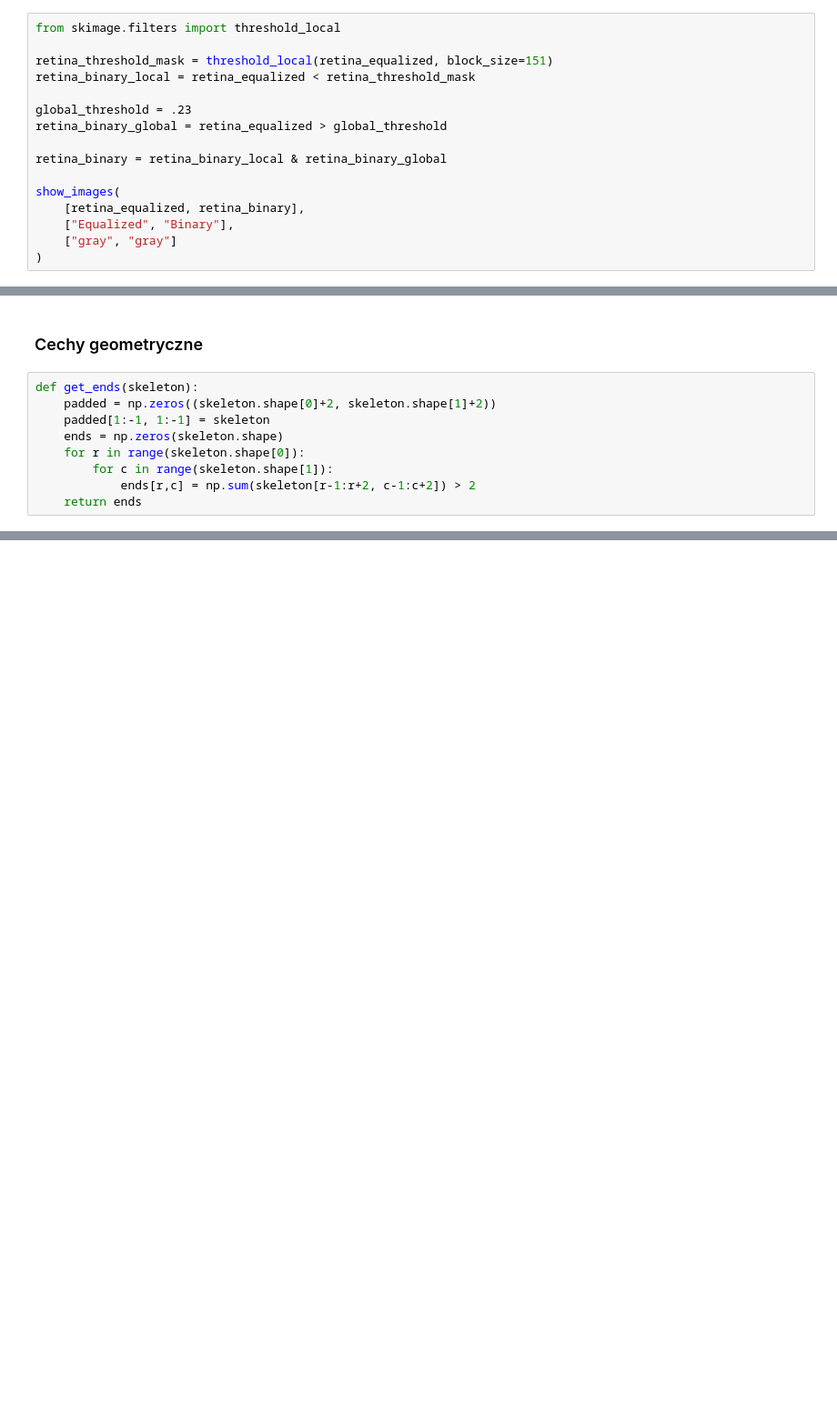
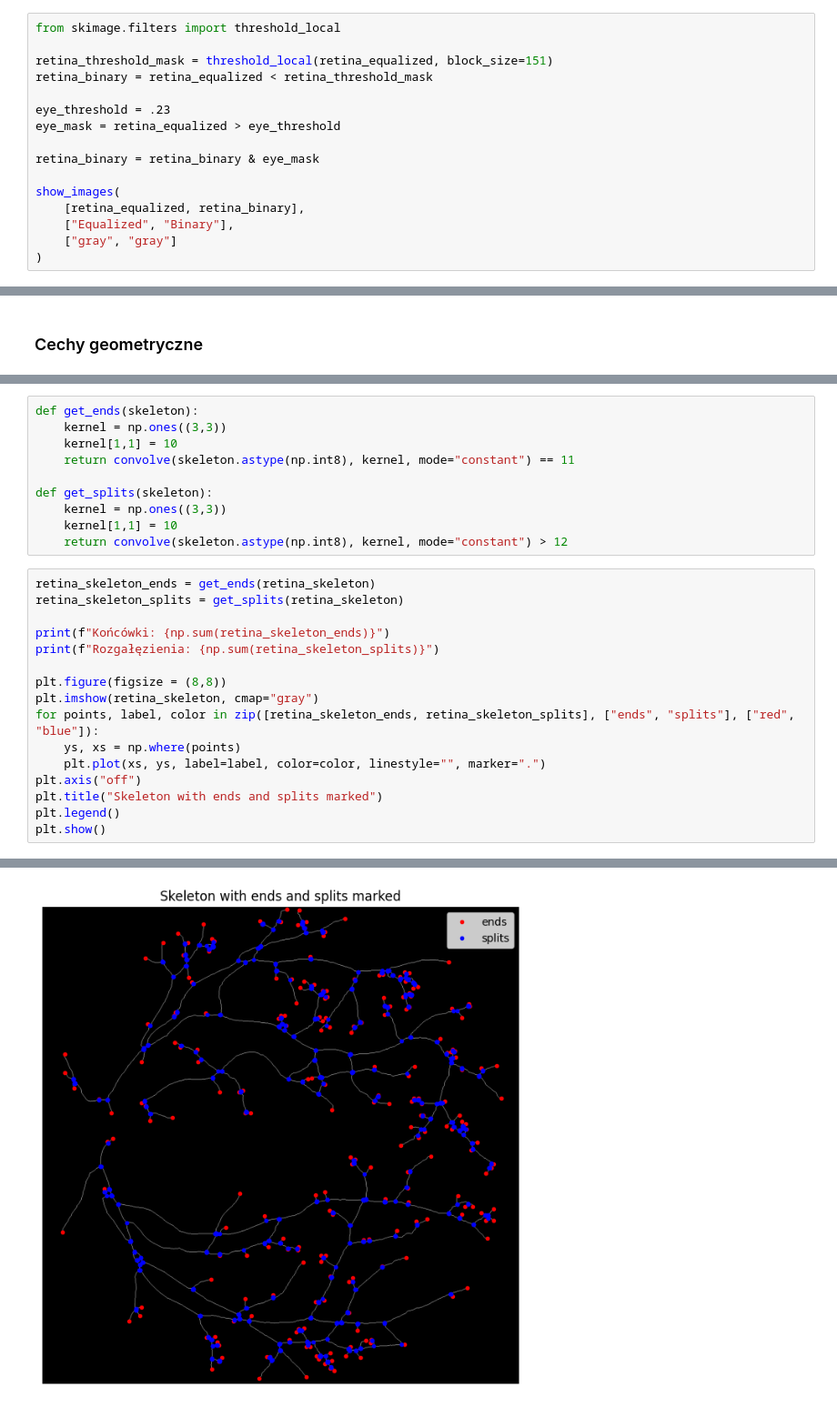
Before and after one commit to Mosder/agh, a Jupyter notebook: sem5/obrazki/lab3/lab3.ipynb, the cells around one changed output, grey strips where cells are left out. Shown at 91% size. Drawn from its saved outputs; the diff is of its cells as text; blank space fills up the shorter version.

```diff
--- a/sem5/obrazki/lab3/lab3.ipynb
+++ b/sem5/obrazki/lab3/lab3.ipynb
@@ -318,12 +318,12 @@ show_images(
 from skimage.filters import threshold_local
 
 retina_threshold_mask = threshold_local(retina_equalized, block_size=151)
-retina_binary_local = retina_equalized < retina_threshold_mask
+retina_binary = retina_equalized < retina_threshold_mask
 
-global_threshold = .23
-retina_binary_global = retina_equalized > global_threshold
+eye_threshold = .23
+eye_mask = retina_equalized > eye_threshold
 
-retina_binary = retina_binary_local & retina_binary_global
+retina_binary = retina_binary & eye_mask
 
 show_images(
     [retina_equalized, retina_binary],
@@ -366,12 +366,3 @@ show_images(
 [figure]
 # %% [markdown]
 ### Cechy geometryczne
-# %%
-def get_ends(skeleton):
-    padded = np.zeros((skeleton.shape[0]+2, skeleton.shape[1]+2))
-    padded[1:-1, 1:-1] = skeleton
-    ends = np.zeros(skeleton.shape)
-    for r in range(skeleton.shape[0]):
-        for c in range(skeleton.shape[1]):
-            ends[r,c] = np.sum(skeleton[r-1:r+2, c-1:c+2]) > 2
-    return ends
@@ -386,0 +369,27 @@ show_images(
+# %%
+def get_ends(skeleton):
+    kernel = np.ones((3,3))
+    kernel[1,1] = 10
+    return convolve(skeleton.astype(np.int8), kernel, mode="constant") == 11
+
+def get_splits(skeleton):
+    kernel = np.ones((3,3))
+    kernel[1,1] = 10
+    return convolve(skeleton.astype(np.int8), kernel, mode="constant") > 12
+# %%
+retina_skeleton_ends = get_ends(retina_skeleton)
+retina_skeleton_splits = get_splits(retina_skeleton)
+
+print(f"Końcówki: {np.sum(retina_skeleton_ends)}")
+print(f"Rozgałęzienia: {np.sum(retina_skeleton_splits)}")
+
+plt.figure(figsize = (8,8))
+plt.imshow(retina_skeleton, cmap="gray")
+for points, label, color in zip([retina_skeleton_ends, retina_skeleton_splits], ["ends", "splits"], ["red", "blue"]):
+    ys, xs = np.where(points)
+    plt.plot(xs, ys, label=label, color=color, linestyle="", marker=".")
+plt.axis("off")
+plt.title("Skeleton with ends and splits marked")
+plt.legend()
+plt.show()
+# %% [output]
@@ -386,0 +398 @@ show_images(
+[figure, added]
```
Also changed, not shown: parts of 3 cells of this notebook, 1 other file.
